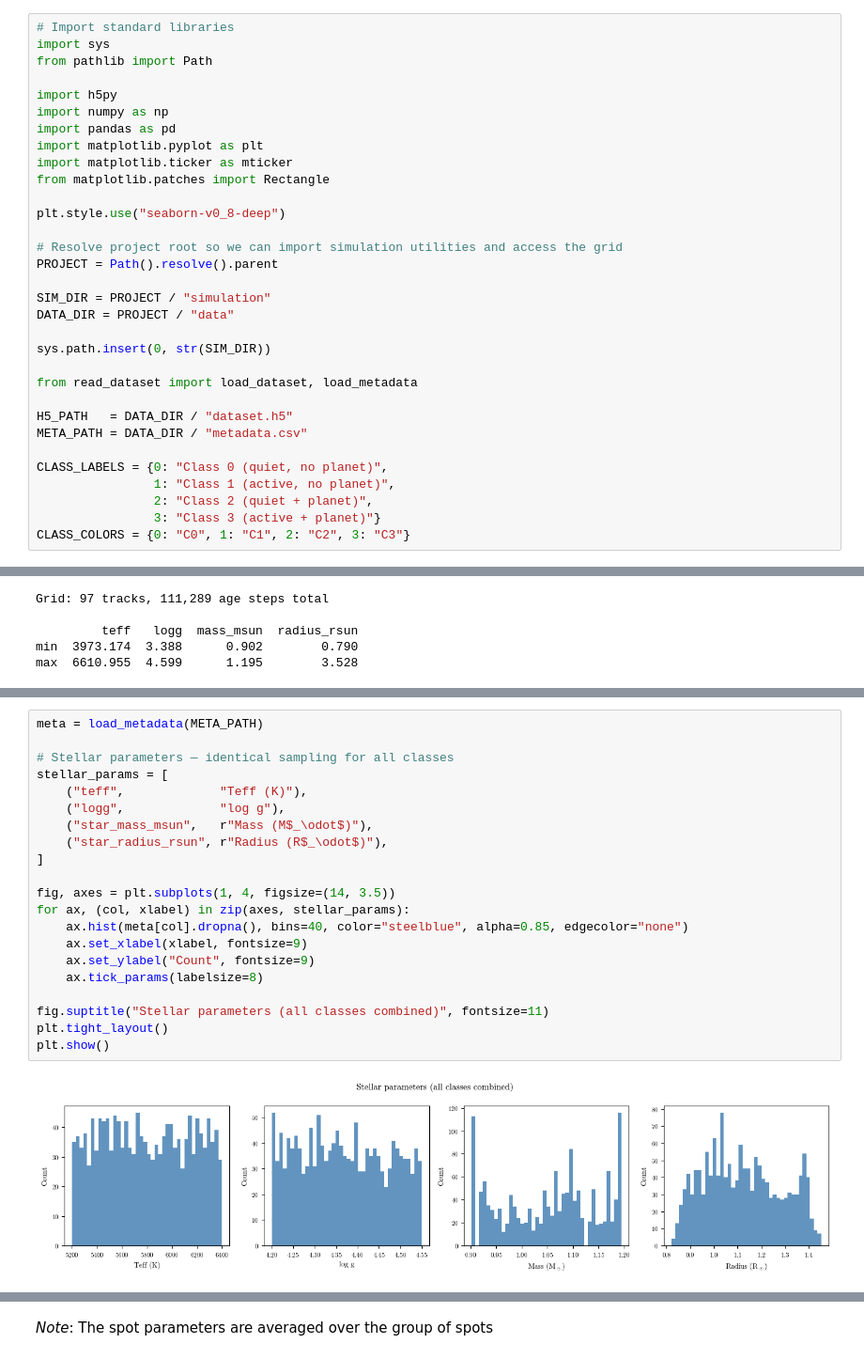
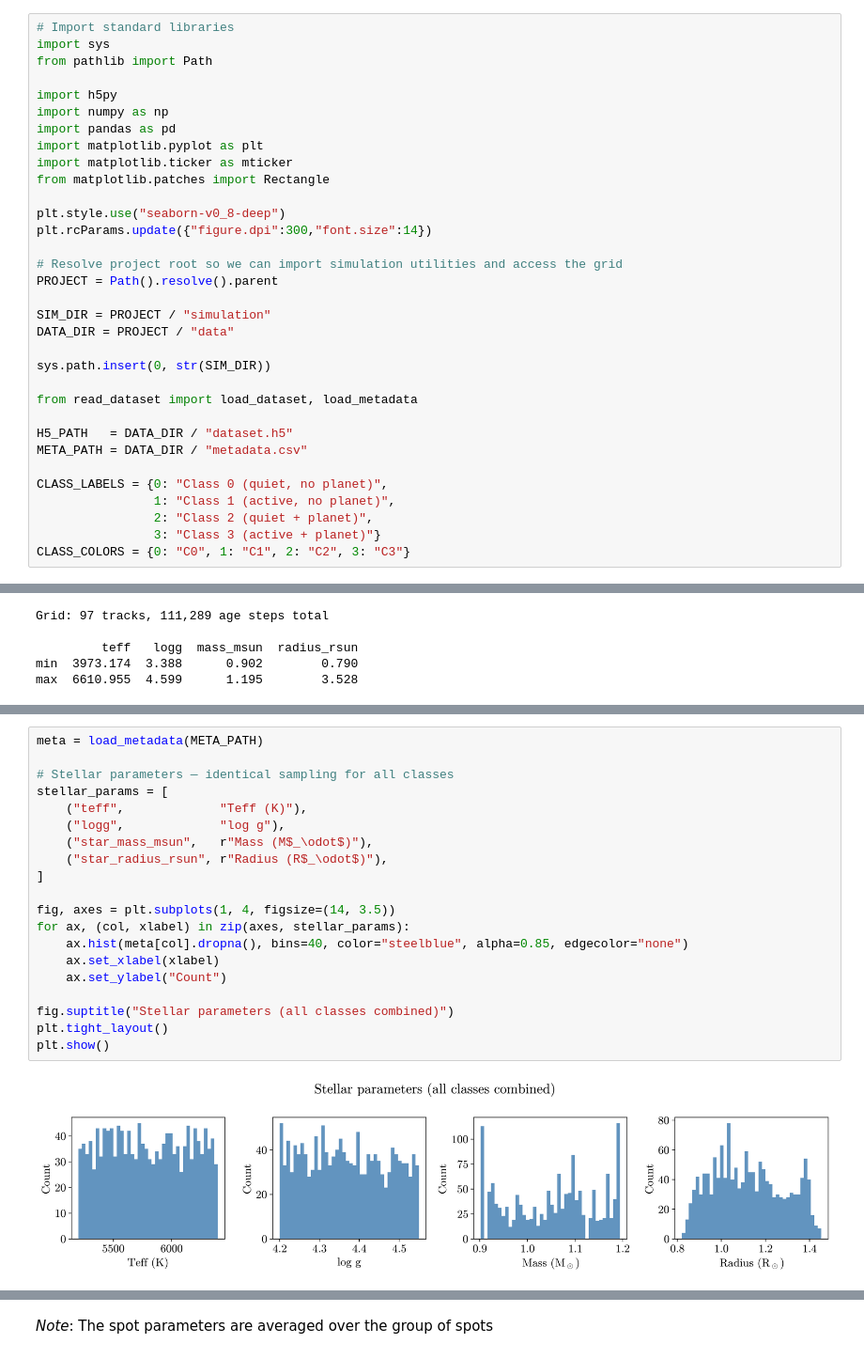
Before and after one commit to IsaacLP/Computational-Astrobiology, a Jupyter notebook: project/notebooks/phase2_simulation_pipeline.ipynb, the cells around one changed output, grey strips where cells are left out. Shown at 94% size. Saved outputs shown, nothing was run; the diff lists cells and outputs as text.

```diff
--- a/project/notebooks/phase2_simulation_pipeline.ipynb
+++ b/project/notebooks/phase2_simulation_pipeline.ipynb
@@ -52,6 +56,7 @@ import matplotlib.ticker as mticker
 from matplotlib.patches import Rectangle
 
 plt.style.use("seaborn-v0_8-deep")
+plt.rcParams.update({"figure.dpi":300,"font.size":14})
 
 # Resolve project root so we can import simulation utilities and access the grid
 PROJECT = Path().resolve().parent
@@ -176,24 +181,23 @@ Here we explain the priors defined in `generate_dataset.py` and show the histogr
 # %%
 meta = load_metadata(META_PATH)
 
 # Stellar parameters — identical sampling for all classes
 stellar_params = [
     ("teff",             "Teff (K)"),
     ("logg",             "log g"),
     ("star_mass_msun",   r"Mass (M$_\odot$)"),
     ("star_radius_rsun", r"Radius (R$_\odot$)"),
 ]
 
 fig, axes = plt.subplots(1, 4, figsize=(14, 3.5))
 for ax, (col, xlabel) in zip(axes, stellar_params):
     ax.hist(meta[col].dropna(), bins=40, color="steelblue", alpha=0.85, edgecolor="none")
-    ax.set_xlabel(xlabel, fontsize=9)
-    ax.set_ylabel("Count", fontsize=9)
-    ax.tick_params(labelsize=8)
+    ax.set_xlabel(xlabel)
+    ax.set_ylabel("Count")
 
-fig.suptitle("Stellar parameters (all classes combined)", fontsize=11)
+fig.suptitle("Stellar parameters (all classes combined)")
 plt.tight_layout()
 plt.show()
 # %% [output]
-[figure, old version]
+[figure, new version]
 # %% [markdown]
```
Also changed, not shown: parts of 42 cells of this notebook.
